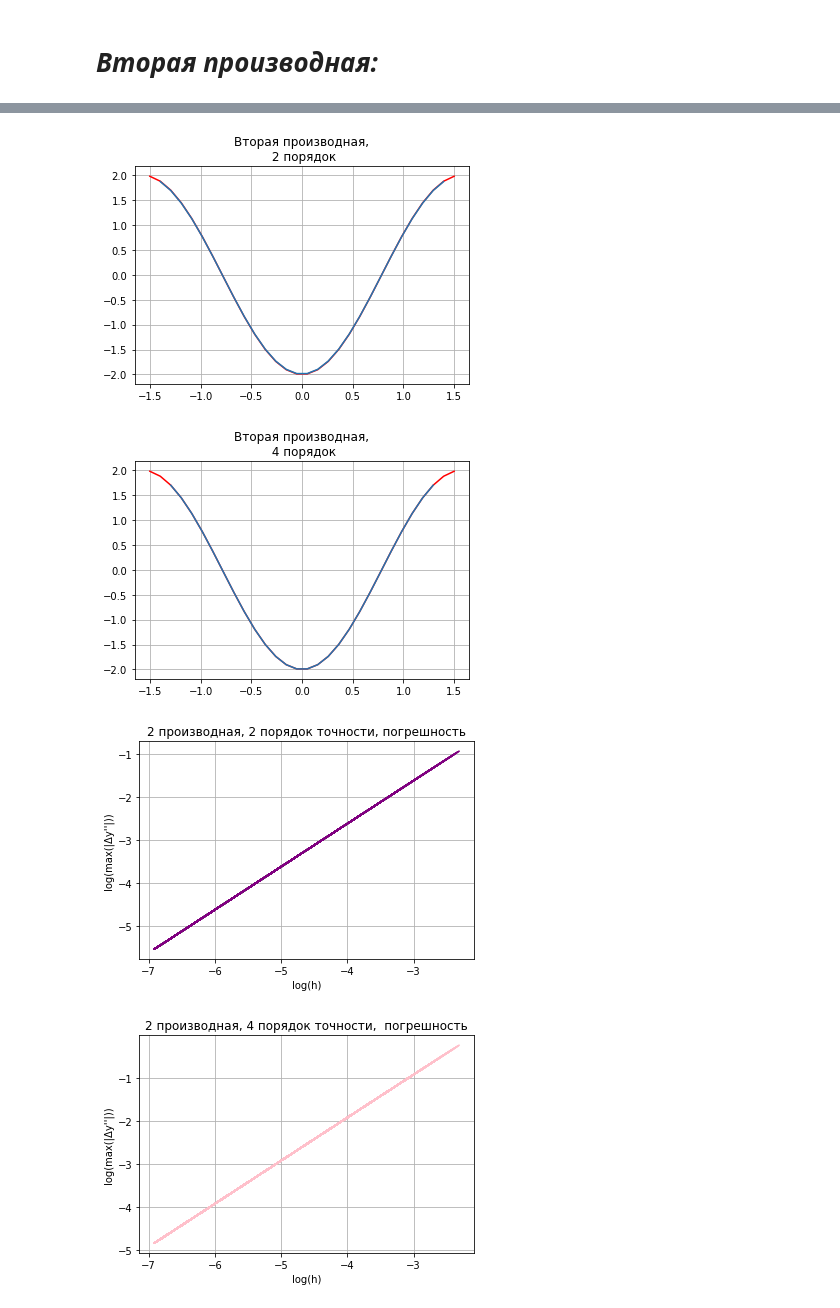
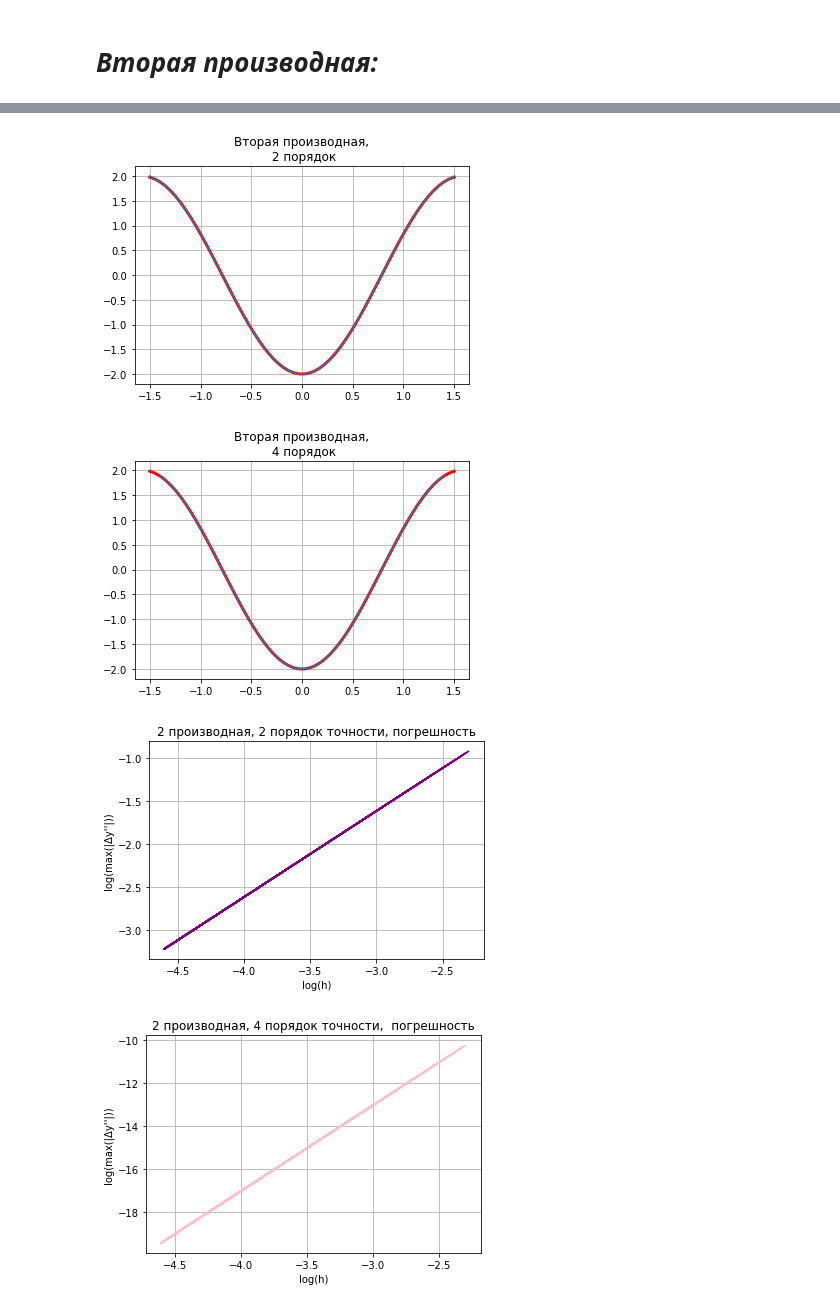
Before and after one commit to mainarel/-Numerical_methods, a Jupyter notebook: Lab2.ipynb, the cells around one changed output, grey strips where cells are left out. Cells and saved outputs as stored; diff of their text form; code cells hidden in the pictures.

```diff
--- a/Lab2.ipynb
+++ b/Lab2.ipynb
@@ -23,7 +25,7 @@ def left(prev, current, h):
 # %% [markdown]
 # *Вычисление производных:*
 # %%
-n = 20 #кол-во точек
+n = 50 #кол-во точек
 a = -1.5
 b = 1.5
 h = (b-a)/(n-1)
@@ -91,7 +92,7 @@ plt.show()
 # %%
 
 def difference(true, result):
-    dfr = [abs(true[i] - result[i]) for i in range(len(result))]
+    dfr = [abs(true[i] - result[i]) for i in range(len(true))]
     return max(dfr)
 
 def logarithm():
@@ -100,8 +101,8 @@ def logarithm():
     dfr_array3 = []
     hi_array = []
 
-    for i in range(10,200):
-        hi = (b - a) / i
+    for i in range(100,1000):
+        hi = (b - a) / (i-1)
         hi_array.append(math.log(hi))
 
         x_array = np.arange(a,b+hi, hi)
@@ -111,9 +112,9 @@ def logarithm():
         ydif2_array = left_dif(hi, i)
         ydif3_array = center_dif(hi, i)
 
-        dfr_array1.append(math.log(difference(y_real, ydif1_array)))
-        dfr_array2.append(math.log(difference(y_real, ydif2_array)))
-        dfr_array3.append(math.log(difference(y_real, ydif3_array)))
+        dfr_array1.append(math.log(difference(y_real[0:i-1], ydif1_array)))
+        dfr_array2.append(math.log(difference(y_real[1:i], ydif2_array)))
+        dfr_array3.append(math.log(difference(y_real[1:i-1], ydif3_array)))
         ydif1_array.clear()
         ydif2_array.clear()
         ydif3_array.clear()
@@ -140,7 +141,7 @@ logarithm()
 # %% [markdown]
 # *Вторая производная:*
 # %%
-n = 30
+n = 60
 a = -1.5
 b = 1.5
 h = (b-a)/(n-1)
@@ -152,16 +153,21 @@ def d2_func(x):
   return (-2*np.cos(2*x))
 
 def difference(true, result):
-    dfr = [abs(true[i] - result[i]) for i in range(len(result))]
+    dfr = [abs(true[i] - result[i]) for i in range(len(true))]
     return max(dfr)
 
 def d2_dif2(h,n):
-  dif2 = []
-  x = np.arange(a,b+h,h)
-  y = func(x)
-  for i in range(1,n-1):
-    dif2.append ((y[i-1]-2*y[i]+y[i+1])/(h**2))
-  return dif2
+    dif2 = []
+    x = np.arange(a,b+h,h)
+    y = func(x)
+    for i in range(n):
+      if i == 0:
+        dif2.append ((2*y[i] - 5*y[i+1] + 4*y[i+2] - y[i+3])/(h**2))
+      elif i == (n-1):
+        dif2.append (  (-y[i-3] + 4*y[i-2] - 5*y[i-1] + 2*y[i]) /(h**2)  )
+      else:
+        dif2.append ((y[i-1]-2*y[i]+y[i+1])/(h**2))
+    return dif2
 
 def d2_dif4(h,n):
   dif2 = []
@@ -174,24 +180,26 @@ def d2_dif4(h,n):
 x_true = np.arange(a,b+h, h)
 y_true= d2_func(x_true)
 
+print(d2_dif2(h,n))
+
 plt.figure(1)
 plt.title("Вторая производная,\n 2 порядок")
 plt.grid(True)
-plt.plot(x_true,y_true, color = 'red')
-plt.plot(x_true[1:n-1], d2_dif2(h,n))
+plt.plot(x_true,y_true, color = 'red', linewidth = 3)
+plt.plot(x_true, d2_dif2(h,n))
 
 
 plt.figure(2)
 plt.title("Вторая производная,\n 4 порядок")
 plt.grid(True)
-plt.plot(x_true,y_true, color = 'red')
+plt.plot(x_true,y_true, color = 'red', linewidth = 3)
 plt.plot(x_true[2:n-2], d2_dif4(h,n))
 
 def logarithm():
     dfr_array1 = []
     dfr_array2 = []
     hi_array = []
-    hmin = 0.001
+    hmin = 0.01
     step = 0.001
     hmax = 0.1
     h1 = np.arange(hmin, hmax, step)
@@ -204,10 +212,10 @@ def logarithm():
         ydif1_array = d2_dif2(hi, len(x_array))
         ydif2_array = d2_dif4(hi, len(x_array))
 
-        dfr_array1.append(math.log(difference(y_real, ydif1_array)))
+        dfr_array1.append(math.log(difference(y_real[1:len(y_real)-1], ydif1_array)))
         ydif1_array.clear()
 
-        dfr_array2.append(math.log(difference(y_real, ydif2_array)))
+        dfr_array2.append(math.log(difference(y_real[2:len(y_real)-2], ydif2_array)))
         ydif2_array.clear()
 
         g3 = plt.figure(3)
@@ -232,4 +241,4 @@ logarithm()
-[figure, old version]
+[figure, new version]
-[figure, old version]
+[figure, new version]
-[figure, old version]
+[figure, new version]
-[figure, old version]
+[figure, new version]
```
Also changed, not shown: parts of 7 cells of this notebook.
